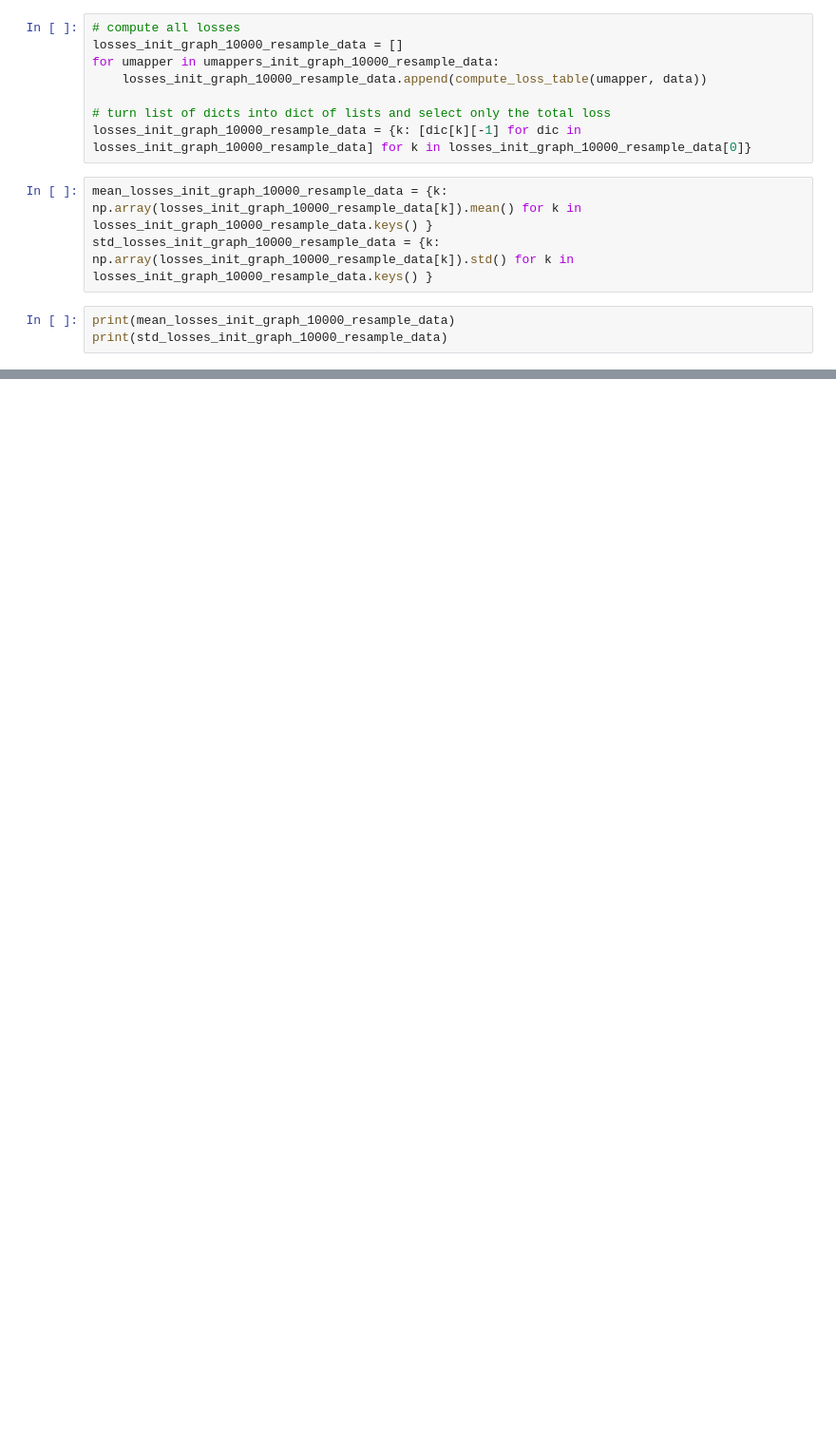
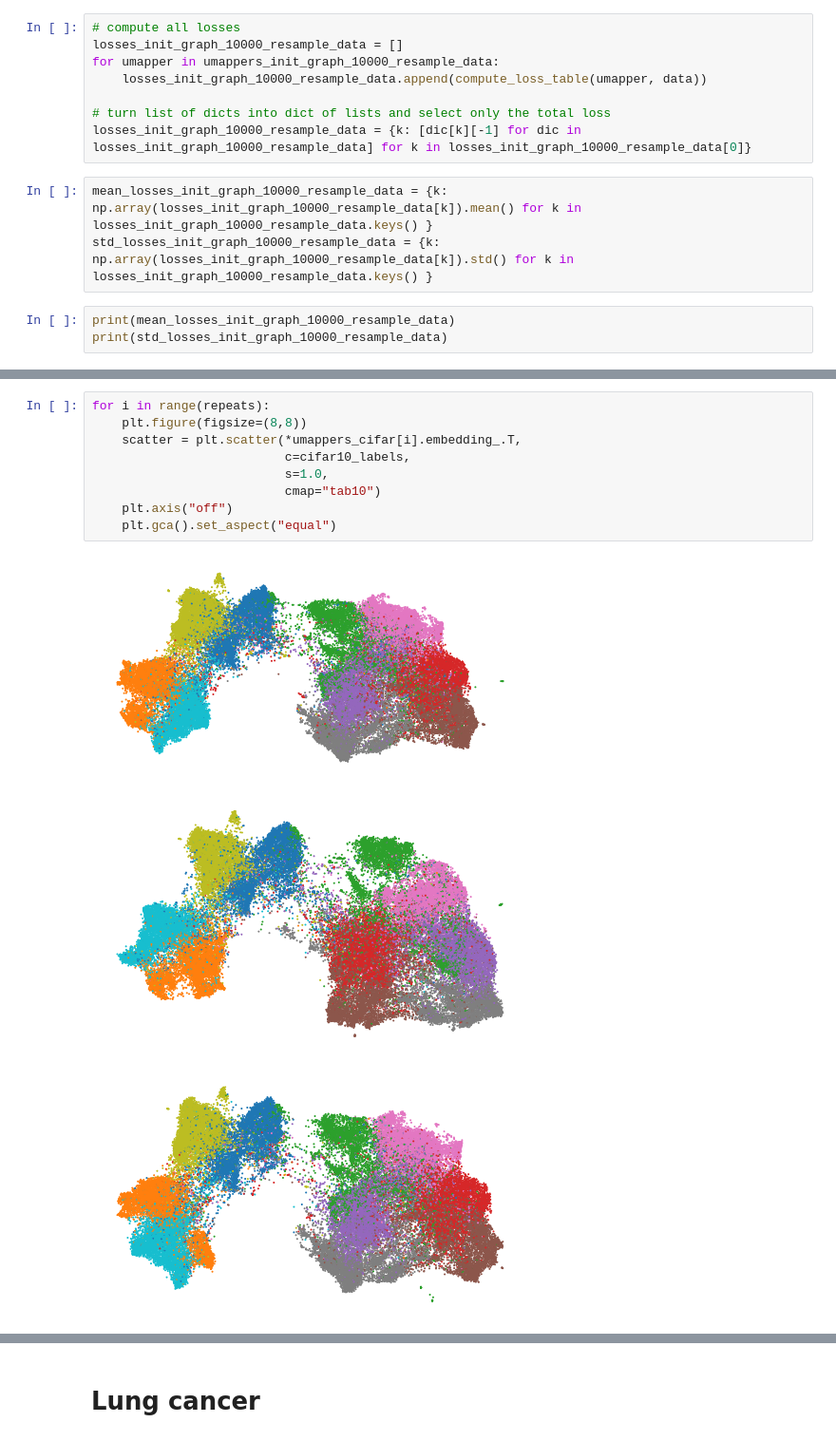
Before and after one commit to sdamrich/UMAPs-true-loss, a Jupyter notebook: notebooks/stability.ipynb, the cells around one changed output, grey strips where cells are left out. Shown at 95% size. Saved outputs shown, nothing was run; the diff lists cells and outputs as text; blank space fills up the shorter version.

```diff
--- a/notebooks/stability.ipynb
+++ b/notebooks/stability.ipynb
@@ -530,0 +499,13 @@ print(std_losses_init_graph_10000_resample_data)
+# %%
+for i in range(repeats):
+    plt.figure(figsize=(8,8))
+    scatter = plt.scatter(*umappers_cifar[i].embedding_.T,
+                          c=cifar10_labels,
+                          s=1.0,
+                          cmap="tab10")
+    plt.axis("off")
+    plt.gca().set_aspect("equal")
+# %% [output]
+[figure, added]
+[figure, added]
+[figure, added]
@@ -530,0 +516,2 @@ print(std_losses_init_graph_10000_resample_data)
+# %% [markdown]
+# Lung cancer
```
Also changed, not shown: parts of 39 cells of this notebook.
